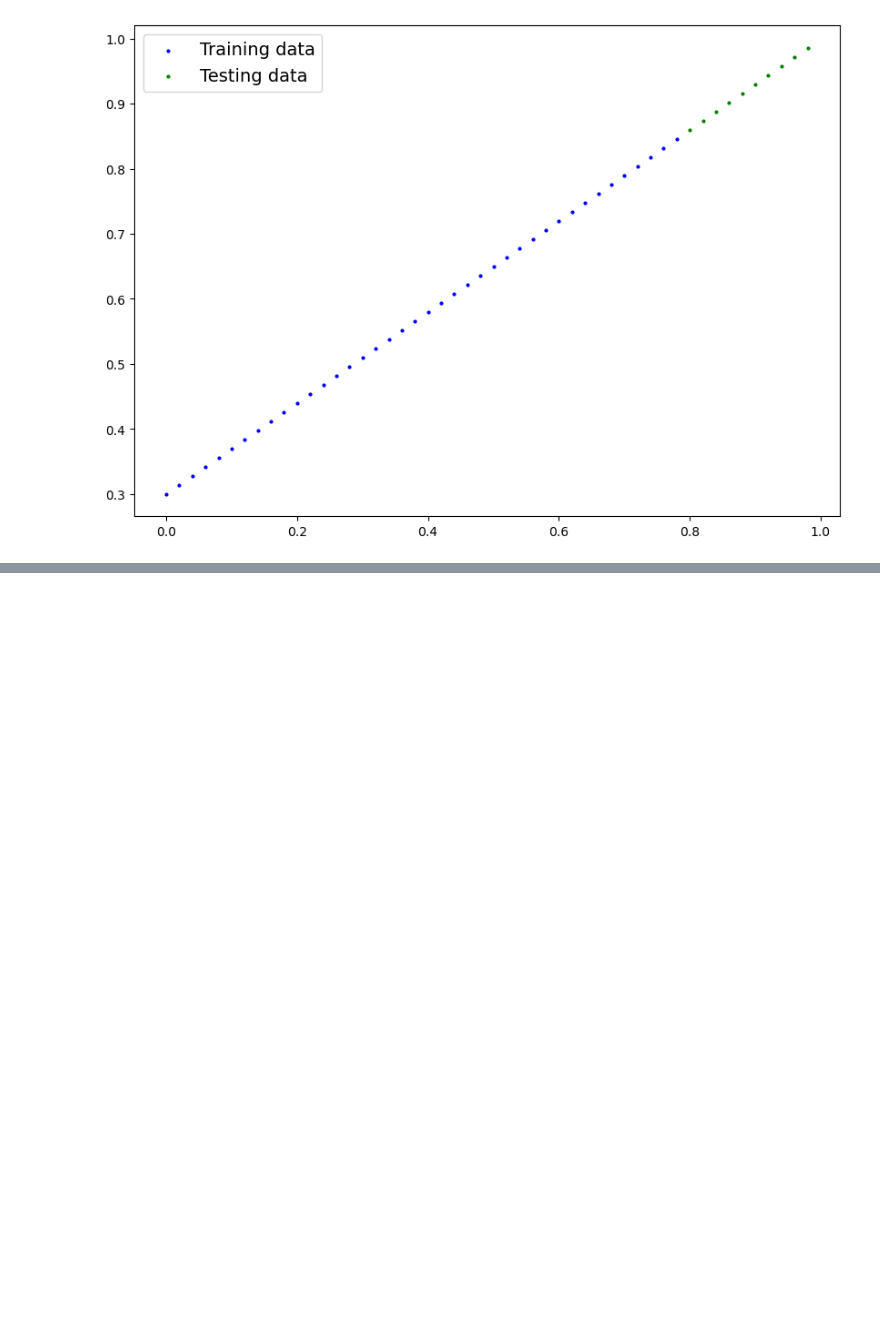
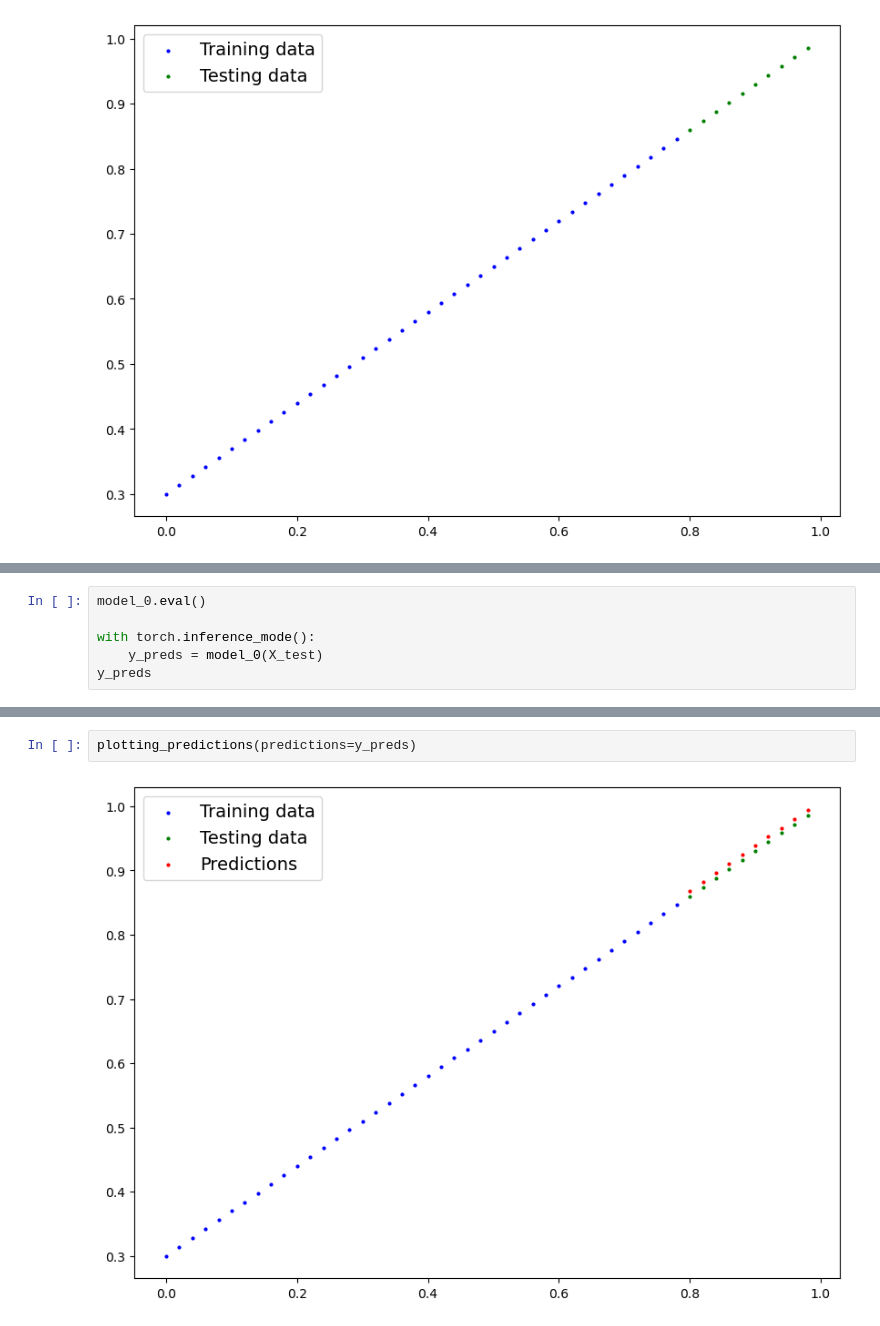
Before and after one commit to NamanSharma89/torchitup, a Jupyter notebook: practice_days/workflow.ipynb, the cells around one changed output, grey strips where cells are left out. Drawn from its saved outputs; the diff is of its cells as text; blank space fills up the shorter version.

```diff
--- a/practice_days/workflow.ipynb
+++ b/practice_days/workflow.ipynb
@@ -59,0 +178,6 @@ plotting_predictions()
+# %%
+model_0.eval()
+
+with torch.inference_mode():
+    y_preds = model_0(X_test)
+y_preds
@@ -59,0 +195,4 @@ plotting_predictions()
+# %%
+plotting_predictions(predictions=y_preds)
+# %% [output]
+[figure, added]
```
Also changed, not shown: parts of 8 cells of this notebook.
